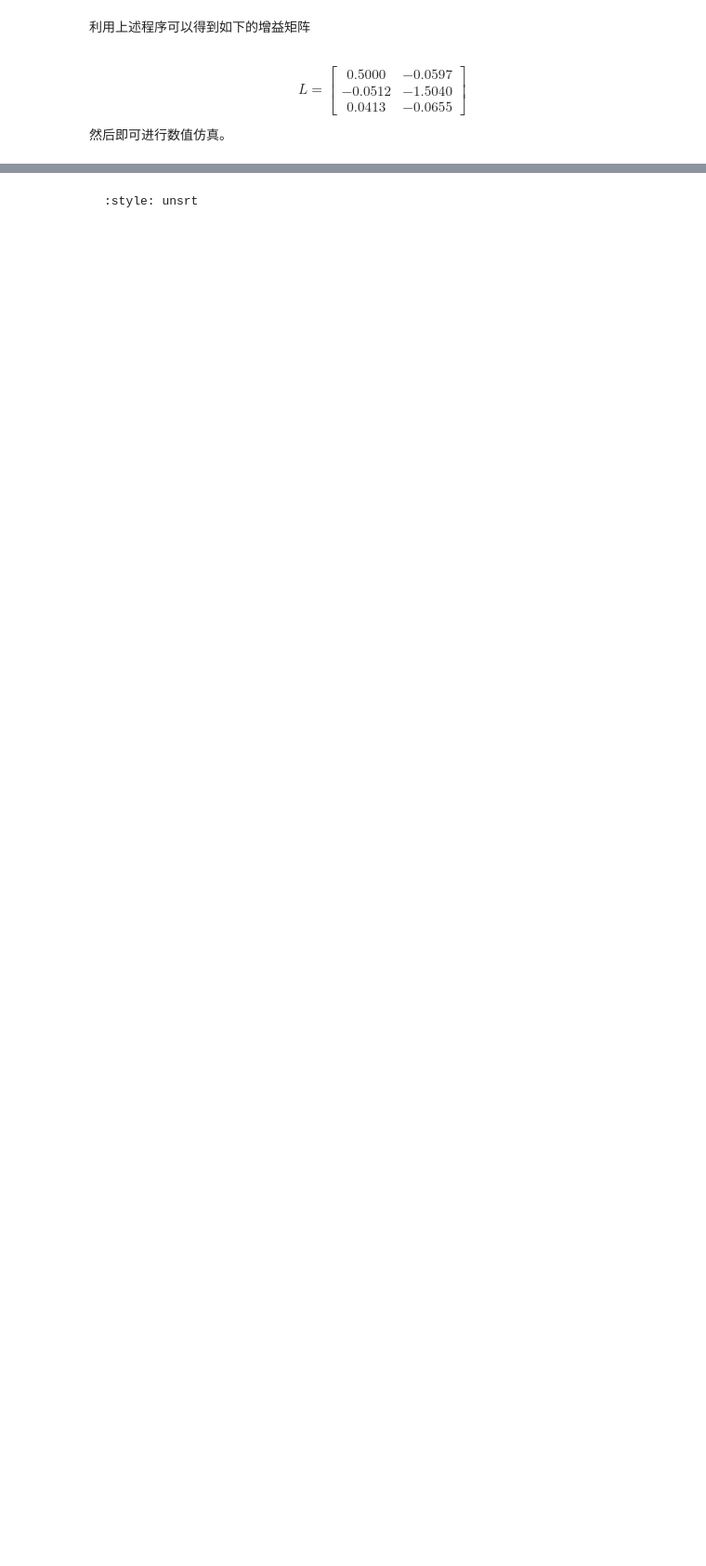
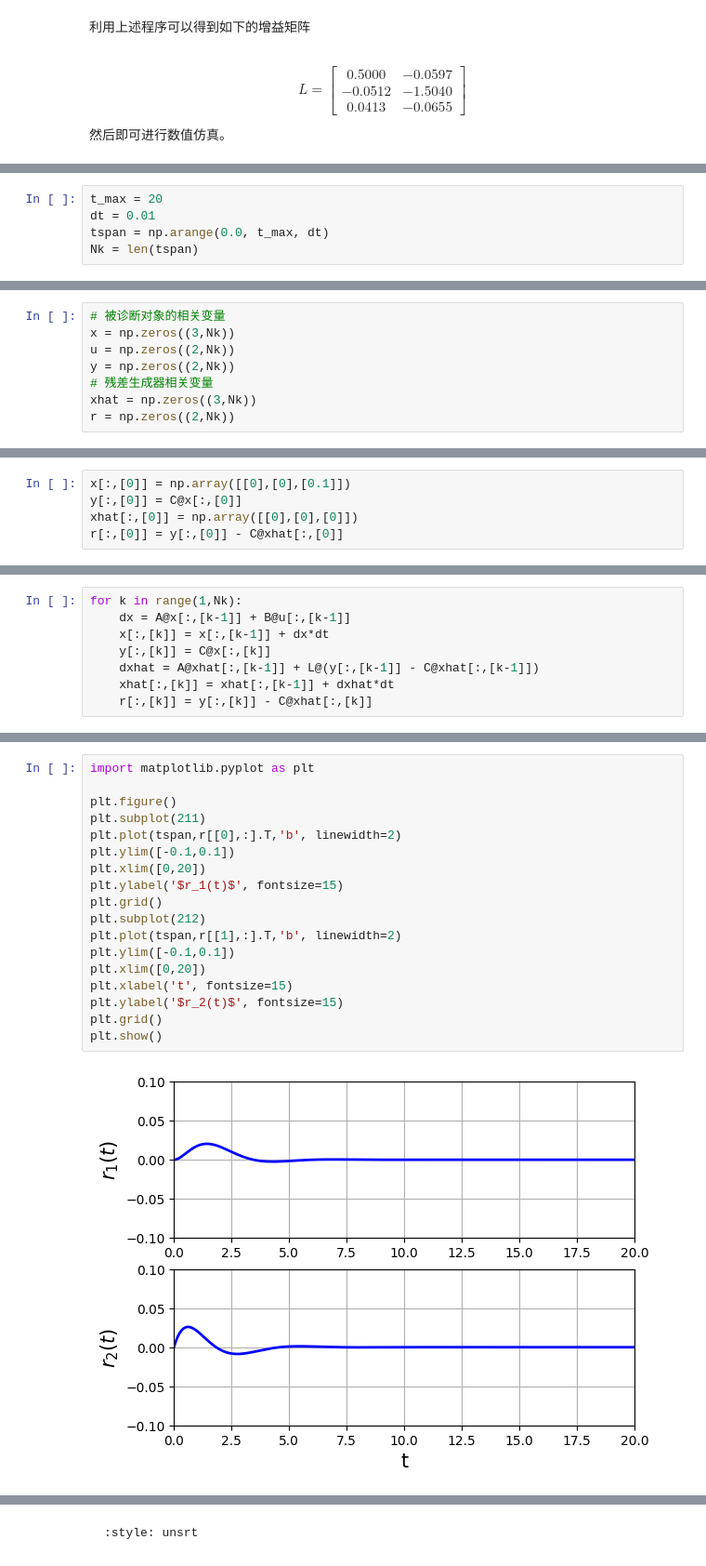
Before and after one commit to An-Yui/FDIBook, a Jupyter notebook: Chapter3.ipynb, the cells around one changed output, grey strips where cells are left out. Shown at 93% size. Cells and saved outputs as stored; diff of their text form; blank space fills up the shorter version.

```diff
--- a/Chapter3.ipynb
+++ b/Chapter3.ipynb
@@ -171,0 +180,5 @@ $$
+# %%
+t_max = 20
+dt = 0.01
+tspan = np.arange(0.0, t_max, dt)
+Nk = len(tspan)
@@ -171,0 +187,8 @@ $$
+# %%
+# 被诊断对象的相关变量
+x = np.zeros((3,Nk))
+u = np.zeros((2,Nk))
+y = np.zeros((2,Nk))
+# 残差生成器相关变量
+xhat = np.zeros((3,Nk))
+r = np.zeros((2,Nk))
@@ -171,0 +197,5 @@ $$
+# %%
+x[:,[0]] = np.array([[0],[0],[0.1]])
+y[:,[0]] = C@x[:,[0]]
+xhat[:,[0]] = np.array([[0],[0],[0]])
+r[:,[0]] = y[:,[0]] - C@xhat[:,[0]]
@@ -171,0 +219,8 @@ $$
+# %%
+for k in range(1,Nk):
+    dx = A@x[:,[k-1]] + B@u[:,[k-1]]
+    x[:,[k]] = x[:,[k-1]] + dx*dt
+    y[:,[k]] = C@x[:,[k]]
+    dxhat = A@xhat[:,[k-1]] + L@(y[:,[k-1]] - C@xhat[:,[k-1]])
+    xhat[:,[k]] = xhat[:,[k-1]] + dxhat*dt
+    r[:,[k]] = y[:,[k]] - C@xhat[:,[k]]
@@ -171,0 +229,20 @@ $$
+# %%
+import matplotlib.pyplot as plt
+
+plt.figure()
+plt.subplot(211)
+plt.plot(tspan,r[[0],:].T,'b', linewidth=2)
+plt.ylim([-0.1,0.1])
+plt.xlim([0,20])
+plt.ylabel('$r_1(t)$', fontsize=15)
+plt.grid()
+plt.subplot(212)
+plt.plot(tspan,r[[1],:].T,'b', linewidth=2)
+plt.ylim([-0.1,0.1])
+plt.xlim([0,20])
+plt.xlabel('t', fontsize=15)
+plt.ylabel('$r_2(t)$', fontsize=15)
+plt.grid()
+plt.show()
+# %% [output]
+[figure, added]
```
Also changed, not shown: parts of 14 cells of this notebook, 10 other files.
